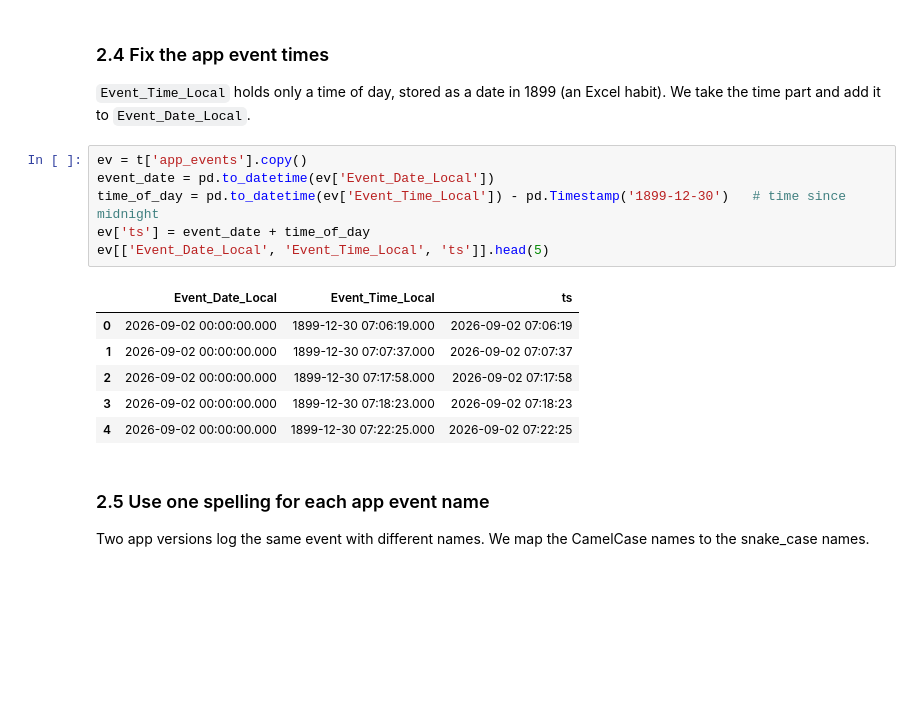
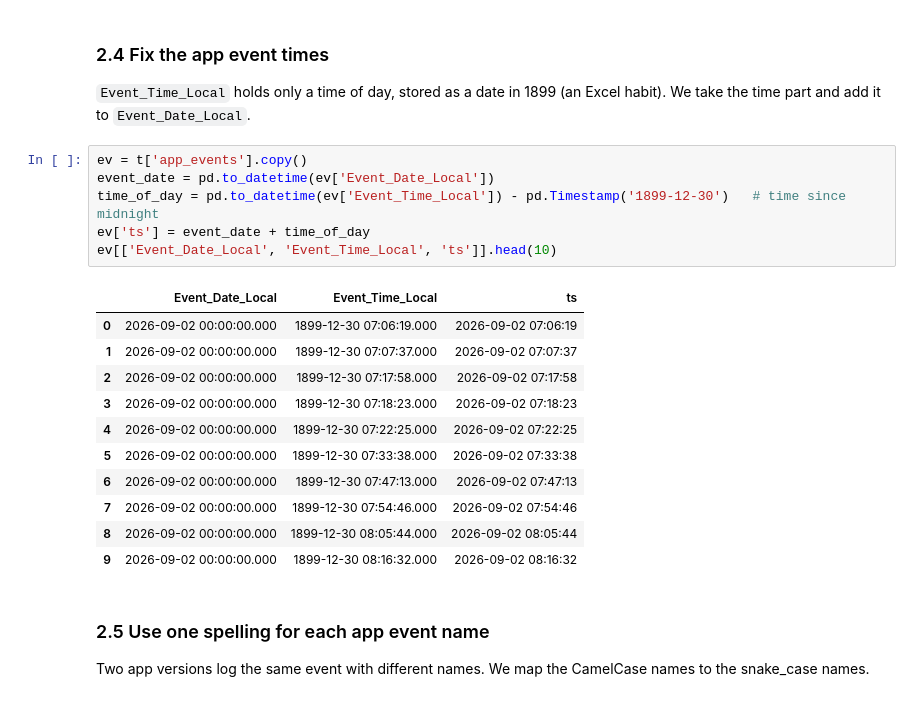
Before and after one commit to PleromaRay/0riel-collection-compass, a Jupyter notebook: Collections_Compass_Model.ipynb, the cells around one changed output. Drawn from its saved outputs; the diff is of its cells as text; blank space fills up the shorter version.

```diff
--- a/Collections_Compass_Model.ipynb
+++ b/Collections_Compass_Model.ipynb
@@ -184,16 +181,21 @@ Failed rows that still show an amount paid: 6445
 # %%
 ev = t['app_events'].copy()
 event_date = pd.to_datetime(ev['Event_Date_Local'])
 time_of_day = pd.to_datetime(ev['Event_Time_Local']) - pd.Timestamp('1899-12-30')   # time since midnight
 ev['ts'] = event_date + time_of_day
-ev[['Event_Date_Local', 'Event_Time_Local', 'ts']].head(5)
+ev[['Event_Date_Local', 'Event_Time_Local', 'ts']].head(10)
 # %% [output]
 |  | Event_Date_Local | Event_Time_Local | ts |
 | 0 | 2026-09-02 00:00:00.000 | 1899-12-30 07:06:19.000 | 2026-09-02 07:06:19 |
 | 1 | 2026-09-02 00:00:00.000 | 1899-12-30 07:07:37.000 | 2026-09-02 07:07:37 |
 | 2 | 2026-09-02 00:00:00.000 | 1899-12-30 07:17:58.000 | 2026-09-02 07:17:58 |
 | 3 | 2026-09-02 00:00:00.000 | 1899-12-30 07:18:23.000 | 2026-09-02 07:18:23 |
 | 4 | 2026-09-02 00:00:00.000 | 1899-12-30 07:22:25.000 | 2026-09-02 07:22:25 |
+| 5 | 2026-09-02 00:00:00.000 | 1899-12-30 07:33:38.000 | 2026-09-02 07:33:38 |
+| 6 | 2026-09-02 00:00:00.000 | 1899-12-30 07:47:13.000 | 2026-09-02 07:47:13 |
+| 7 | 2026-09-02 00:00:00.000 | 1899-12-30 07:54:46.000 | 2026-09-02 07:54:46 |
+| 8 | 2026-09-02 00:00:00.000 | 1899-12-30 08:05:44.000 | 2026-09-02 08:05:44 |
+| 9 | 2026-09-02 00:00:00.000 | 1899-12-30 08:16:32.000 | 2026-09-02 08:16:32 |
 # %% [markdown]
 ### 2.5 Use one spelling for each app event name
 
```
Also changed, not shown: parts of 13 cells of this notebook, 2 other files.
